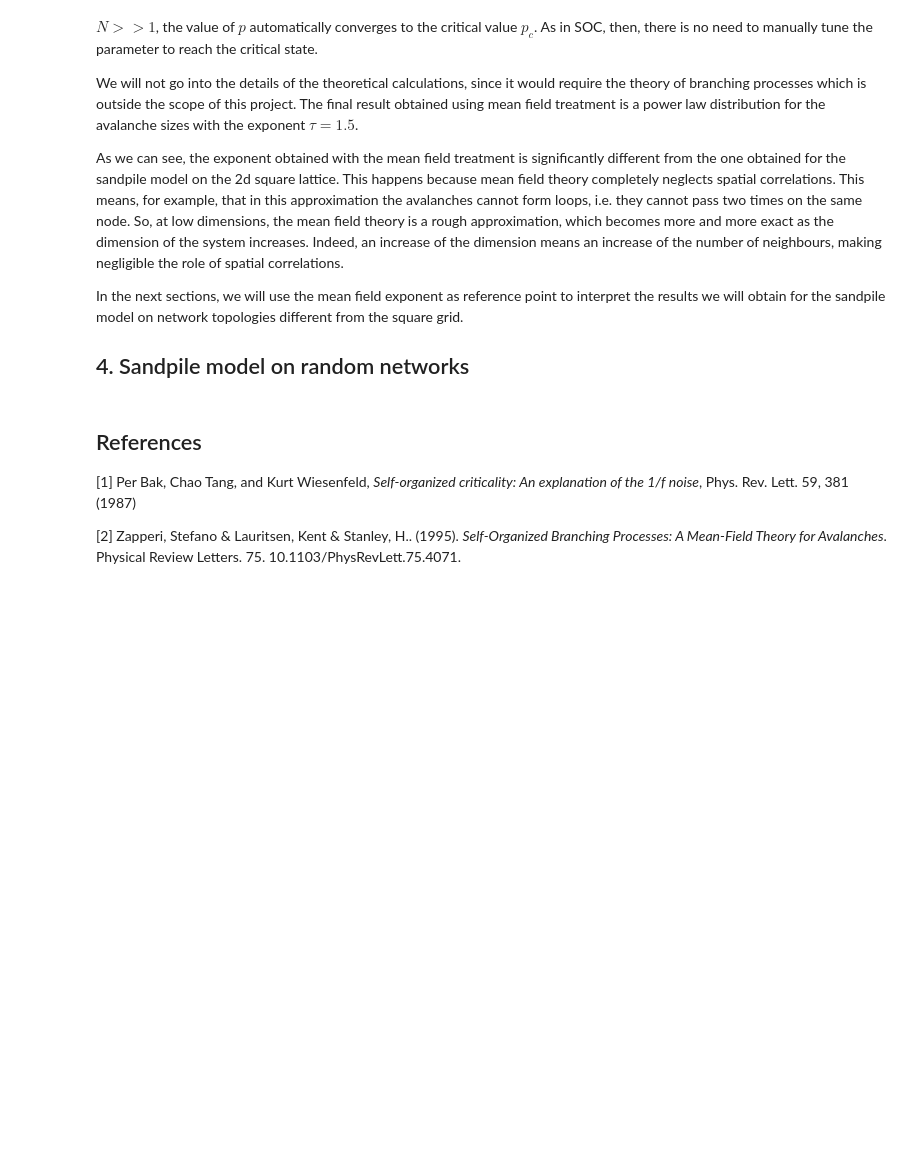
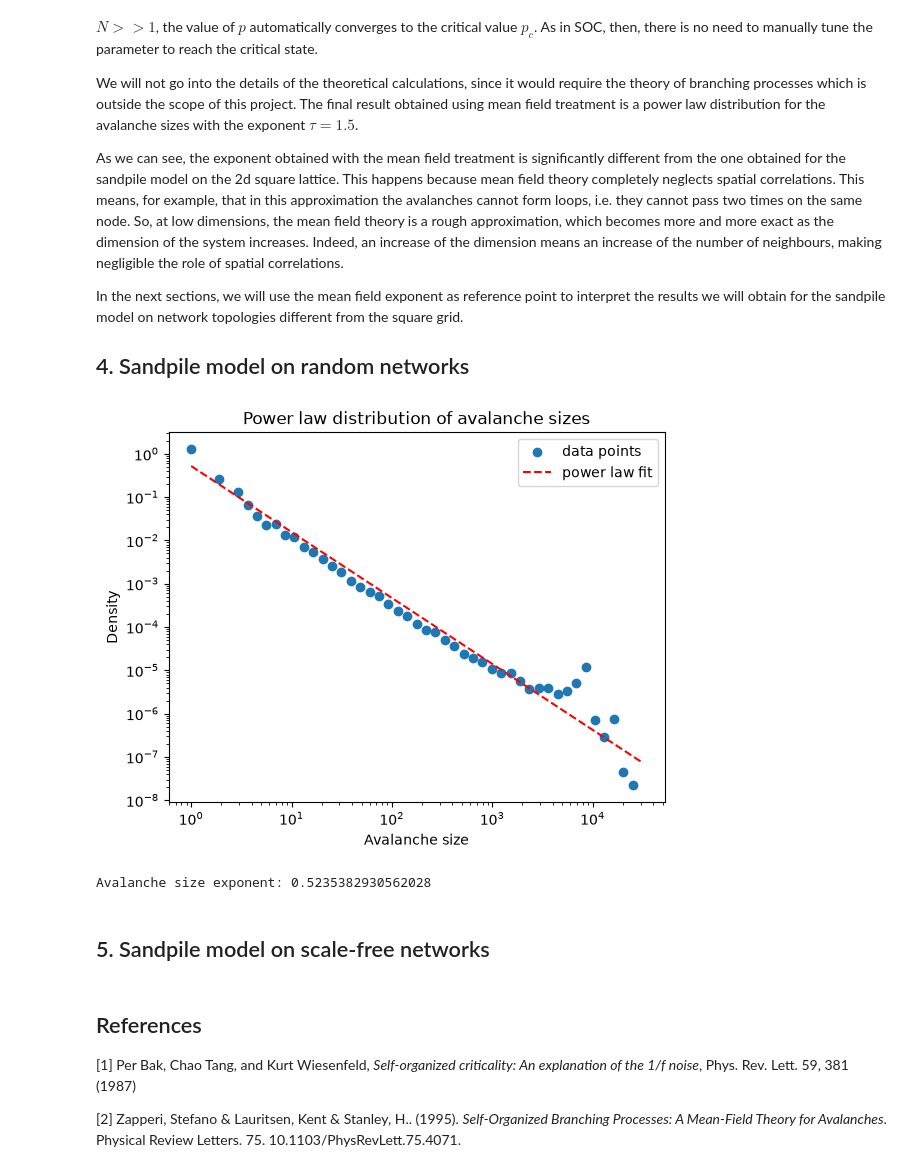
Before and after one commit to riccardo03-maker/SOC_on_networks, a Jupyter notebook: project_notebook.ipynb, the cells around one changed output. Saved outputs shown, nothing was run; the diff lists cells and outputs as text; code cells hidden in the pictures; blank space fills up the shorter version.

```diff
--- a/project_notebook.ipynb
+++ b/project_notebook.ipynb
@@ -50,7 +51,7 @@ original_model.evolve(30000)
 # %% [markdown]
 Then we can plot the avalanche size distribution, and fit it to a power law:
 # %%
-exponent = SandNet.plot_avalanche_size(original_model)
+exponent = SandNet.fit_avalanche_size(original_model)
 print("Avalanche size exponent: " + str(exponent))
 # %% [output]
 [figure]
@@ -87,6 +88,40 @@ As we can see, the exponent obtained with the mean field treatment is significan
 In the next sections, we will use the mean field exponent as reference point to interpret the results we will obtain for the sandpile model on network topologies different from the square grid.
 
 ## 4. Sandpile model on random networks
+# %%
+def gkk_network(n: int, m: int, alpha: float) -> nx.Graph:
+    G = nx.Graph()
+    G.add_nodes_from(range(n))
+
+    weights = (np.arange(1, n + 1)).astype(float)**(-alpha)
+    probs = weights / weights.sum()
+
+    target_edges = m * n
+
+    while G.number_of_edges() < target_edges:
+        u, v = np.random.choice(
+            n,
+            size=2,
+            replace=False,
+            p=probs
+        )
+
+        G.add_edge(u, v)
+
+    return G
+# %%
+G = gkk_network(10000, 2, 0)
+random_model = SandNet.Model(G, threshold_rule='degree', initial_grains='random')
+# %%
+random_model.remove_nodes_by_index(random_model.select_nodes_by_degree(0, raises = False))
+random_model.evolve(50000, lose_probability = 0.001)
+exponent = SandNet.fit_avalanche_size(random_model)
+print("Avalanche size exponent: " + str(exponent))
+# %% [output]
+[figure, added]
+Avalanche size exponent: 0.5235382930562028
+# %% [markdown]
+## 5. Sandpile model on scale-free networks
 # %% [markdown]
 ## References
 
```
Also changed, not shown: parts of 3 cells of this notebook.
